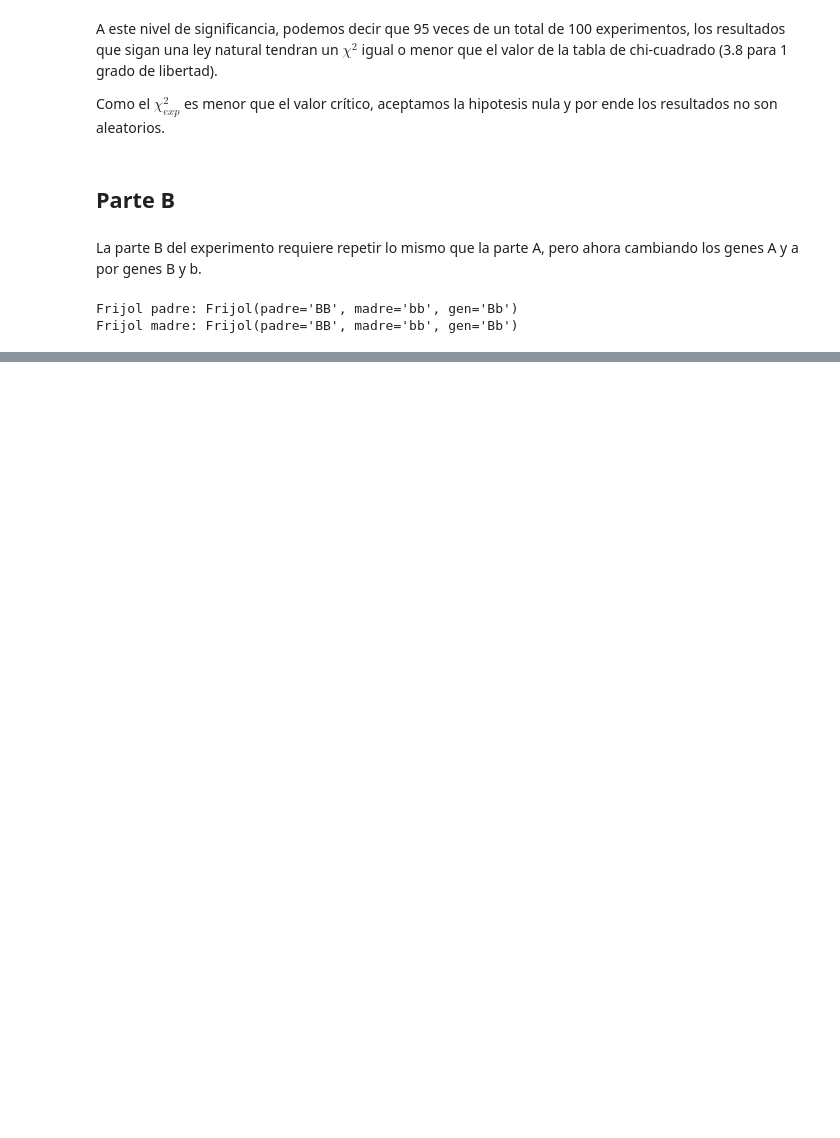
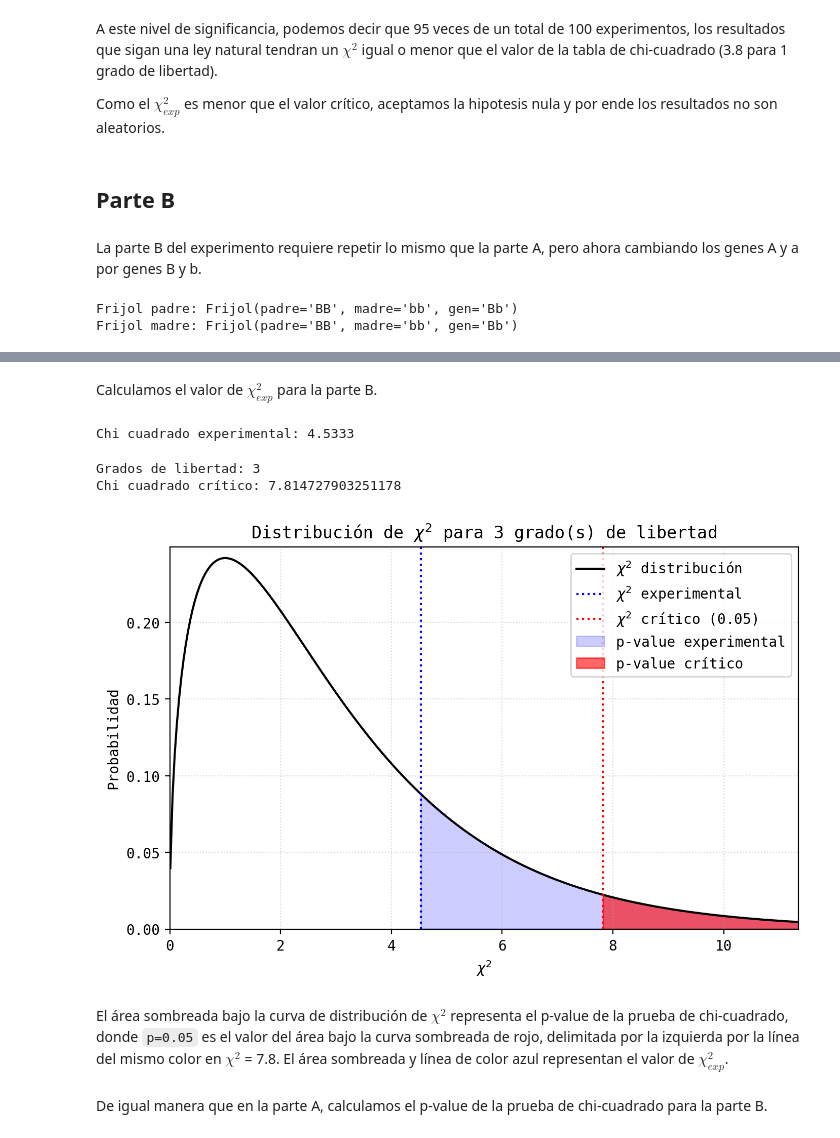
Before and after one commit to DangoMelon/biolab-fisi, a Jupyter notebook: biolab08.ipynb, the cells around one changed output, grey strips where cells are left out. Saved outputs shown, nothing was run; the diff lists cells and outputs as text; code cells hidden in the pictures; blank space fills up the shorter version.

```diff
--- a/biolab08.ipynb
+++ b/biolab08.ipynb
@@ -370,0 +360,3 @@ Frijol(padre='AaBb', madre='AaBb', gen='Aabb')
+# %%
+resultados_ab = resultados_a[["gen"]] + resultados_b[["gen"]]
+resultados_ab.head()
@@ -370,0 +372,3 @@ Frijol(padre='AaBb', madre='AaBb', gen='Aabb')
+# %%
+frecuencias_ab = resultados_ab.gen.value_counts()
+frecuencias_ab
@@ -370,0 +425,69 @@ Frijol(padre='AaBb', madre='AaBb', gen='Aabb')
+# %% [markdown]
+Calculamos el valor de $\chi^2_{exp}$ para la parte B.
+# %%
+# Formula para chi cuadrado
+chi_cuadrado_ab = np.round((resumen_ab.Desvio**2 / resumen_ab.Esperado).sum(), 4)
+print(f"Chi cuadrado experimental: {chi_cuadrado_ab}")
+# %% [output]
+Chi cuadrado experimental: 4.5333
+# %%
+# Grados de libertad
+dof_ab = len(resultados_ab.iloc[0].gen) - 1
+
+# Obtenemos el valor critico de chi cuadrado
+# para una probabilidad de 0.05 y nuestro grado de libertad
+critical_value_ab = stats.chi2.isf(0.05, dof_ab)
+print(f"Grados de libertad: {dof_ab}")
+print(f"Chi cuadrado crítico: {critical_value_ab}")
+# %% [output]
+Grados de libertad: 3
+Chi cuadrado crítico: 7.814727903251178
+# %%
+x = np.linspace(0.01, 20, 500)
+chi2 = stats.chi2.pdf(x, dof_ab)
+
+fig, ax = plt.subplots(dpi=200, figsize=(8, 5))
+ax.plot(x, chi2, c="k", lw=1.5, label=r"$\chi^2$ distribución")
+
+ax.axvline(
+    chi_cuadrado_ab, ls="dotted", c="blue", lw=1.5, label=r"$\chi^2$ experimental"
+)
+ax.axvline(
+    critical_value_ab, ls="dotted", c="red", lw=1.5, label=r"$\chi^2$ crítico (0.05)"
+)
+
+ax.fill_between(
+    x,
+    0,
+    chi2,
+    where=x >= chi_cuadrado_ab,
+    color="blue",
+    alpha=0.2,
+    interpolate=True,
+    label="p-value experimental",
+)
+ax.fill_between(
+    x,
+    0,
+    chi2,
+    where=x >= critical_value_ab,
+    color="red",
+    alpha=0.6,
+    interpolate=True,
+    label="p-value crítico",
+)
+
+ax.set_xlim(0, stats.chi2.isf(x[0], dof_ab))
+ax.set_ylim(0, chi2.max() + chi2.std() / 10)
+ax.set_title(rf"Distribución de $\chi^2$ para {dof_ab} grado(s) de libertad")
+
+ax.set_xlabel(r"$\chi^2$")
+ax.set_ylabel("Probabilidad")
+ax.legend(loc="upper right")
+ax.grid(ls="dotted", alpha=0.5)
+# %% [output]
+[figure, added]
+# %% [markdown]
+El área sombreada bajo la curva de distribución de $\chi^2$ representa el p-value de la prueba de chi-cuadrado, donde `p=0.05` es el valor del área bajo la curva sombreada de rojo, delimitada por la izquierda por la línea del mismo color en $\chi^2$ = 7.8. El área sombreada y línea de color azul representan el valor de $\chi^2_{exp}$.
+# %% [markdown]
+De igual manera que en la parte A, calculamos el p-value de la prueba de chi-cuadrado para la parte B.
```
Also changed, not shown: parts of 34 cells of this notebook.
